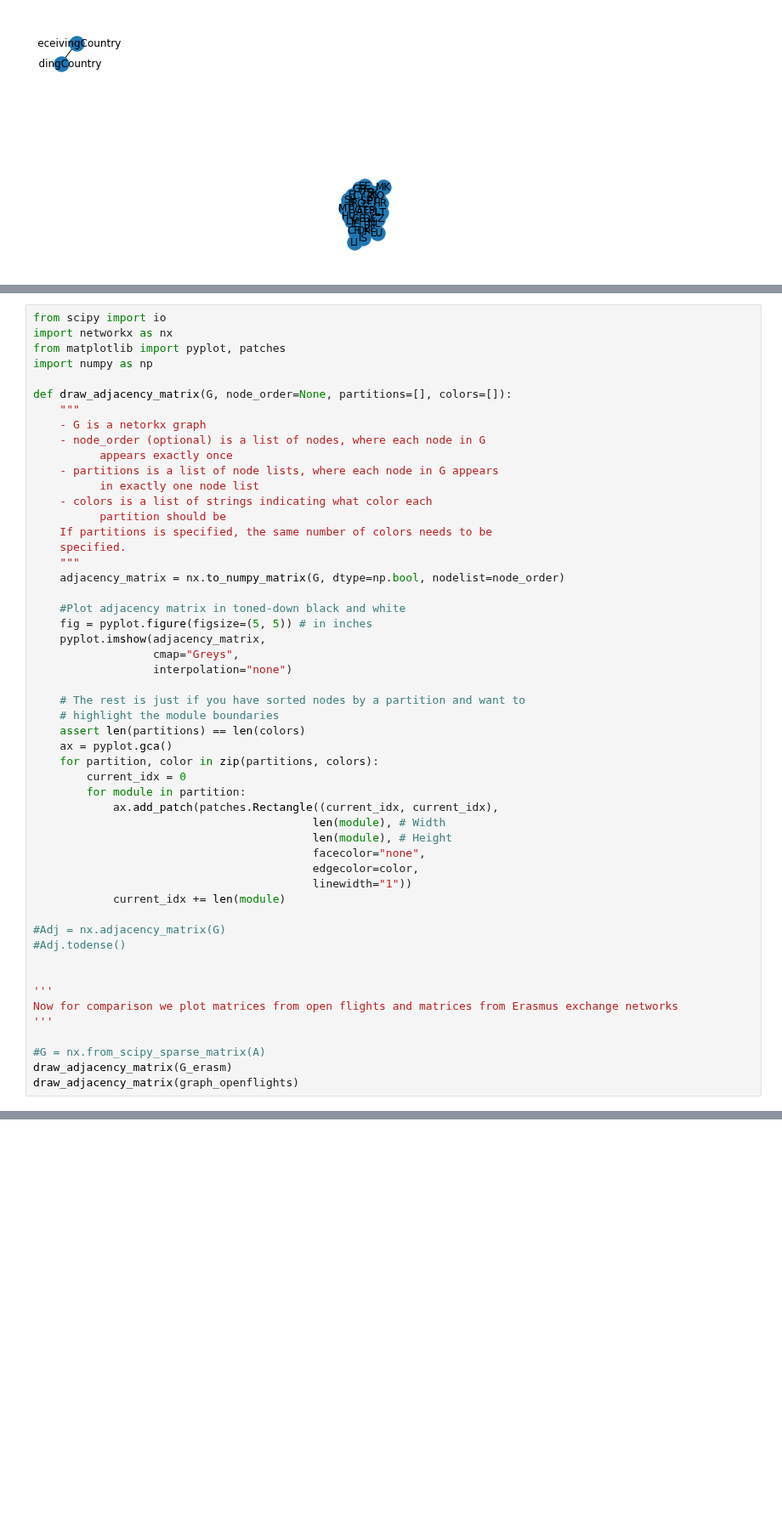
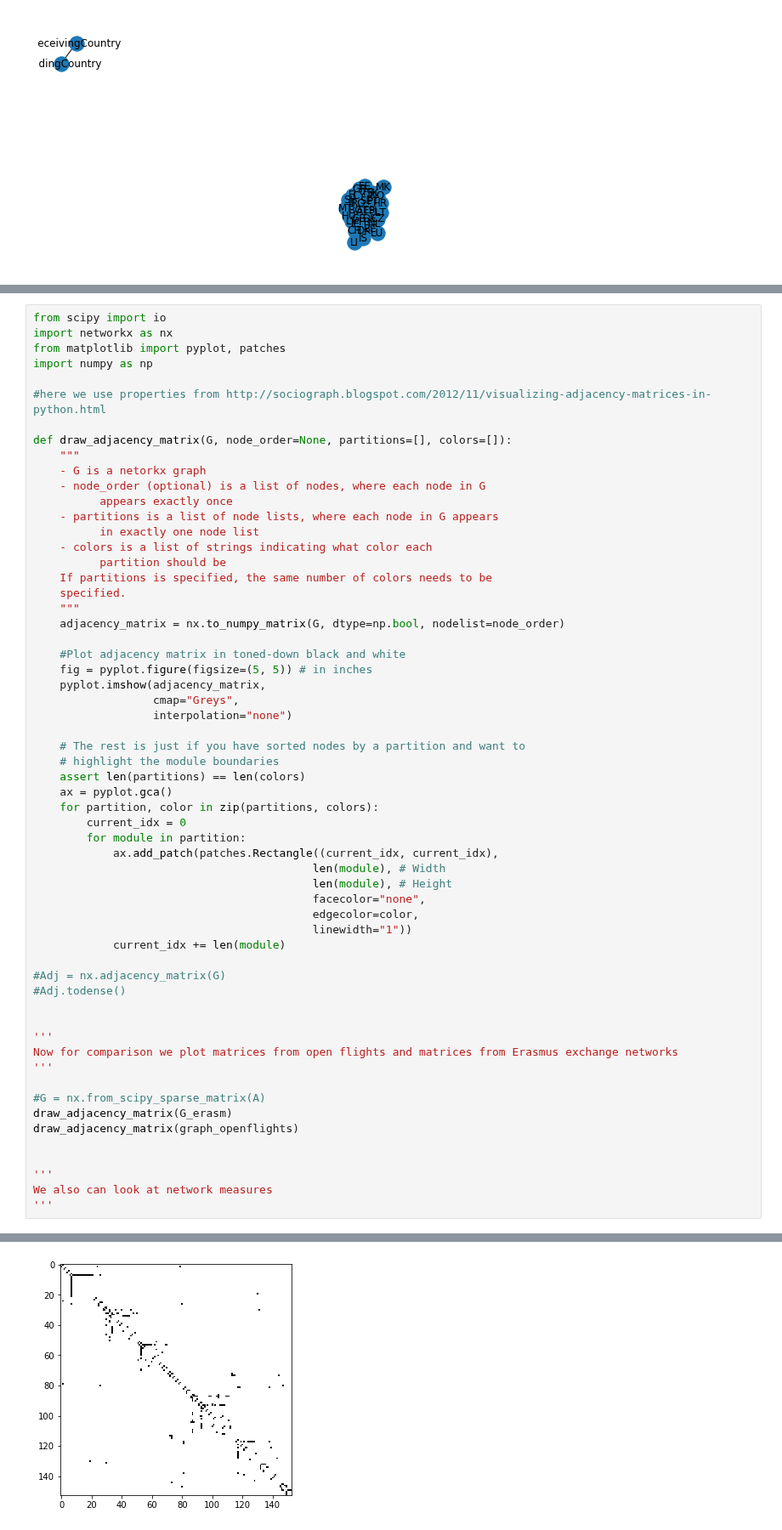
Before and after one commit to Liyubov/mobility_analysis_openhumans, a Jupyter notebook: mobilitydata analyzer.ipynb, the cells around one changed output, grey strips where cells are left out. Shown at 85% size. Cells and saved outputs as stored; diff of their text form; blank space fills up the shorter version.

Commit message:
updated analysis of mobility networks

```diff
--- a/mobilitydata analyzer.ipynb
+++ b/mobilitydata analyzer.ipynb
@@ -705,6 +783,8 @@ from scipy import io
 import networkx as nx
 from matplotlib import pyplot, patches
 import numpy as np
+
+#here we use properties from http://sociograph.blogspot.com/2012/11/visualizing-adjacency-matrices-in-python.html
 
 def draw_adjacency_matrix(G, node_order=None, partitions=[], colors=[]):
     """
@@ -727,30 +807,36 @@ def draw_adjacency_matrix(G, node_order=None, partitions=[], colors=[]):
                   interpolation="none")
 
     # The rest is just if you have sorted nodes by a partition and want to
     # highlight the module boundaries
     assert len(partitions) == len(colors)
     ax = pyplot.gca()
     for partition, color in zip(partitions, colors):
         current_idx = 0
         for module in partition:
             ax.add_patch(patches.Rectangle((current_idx, current_idx),
                                           len(module), # Width
                                           len(module), # Height
                                           facecolor="none",
                                           edgecolor=color,
                                           linewidth="1"))
             current_idx += len(module)
 
 #Adj = nx.adjacency_matrix(G)
 #Adj.todense()
 
 
 '''
 Now for comparison we plot matrices from open flights and matrices from Erasmus exchange networks
 '''
 
 #G = nx.from_scipy_sparse_matrix(A)
 draw_adjacency_matrix(G_erasm)
 draw_adjacency_matrix(graph_openflights)
+
+
+'''
+We also can look at network measures
+'''
 # %% [output]
 [figure]
+[figure, added]
```
Also changed, not shown: parts of 8 cells of this notebook.
